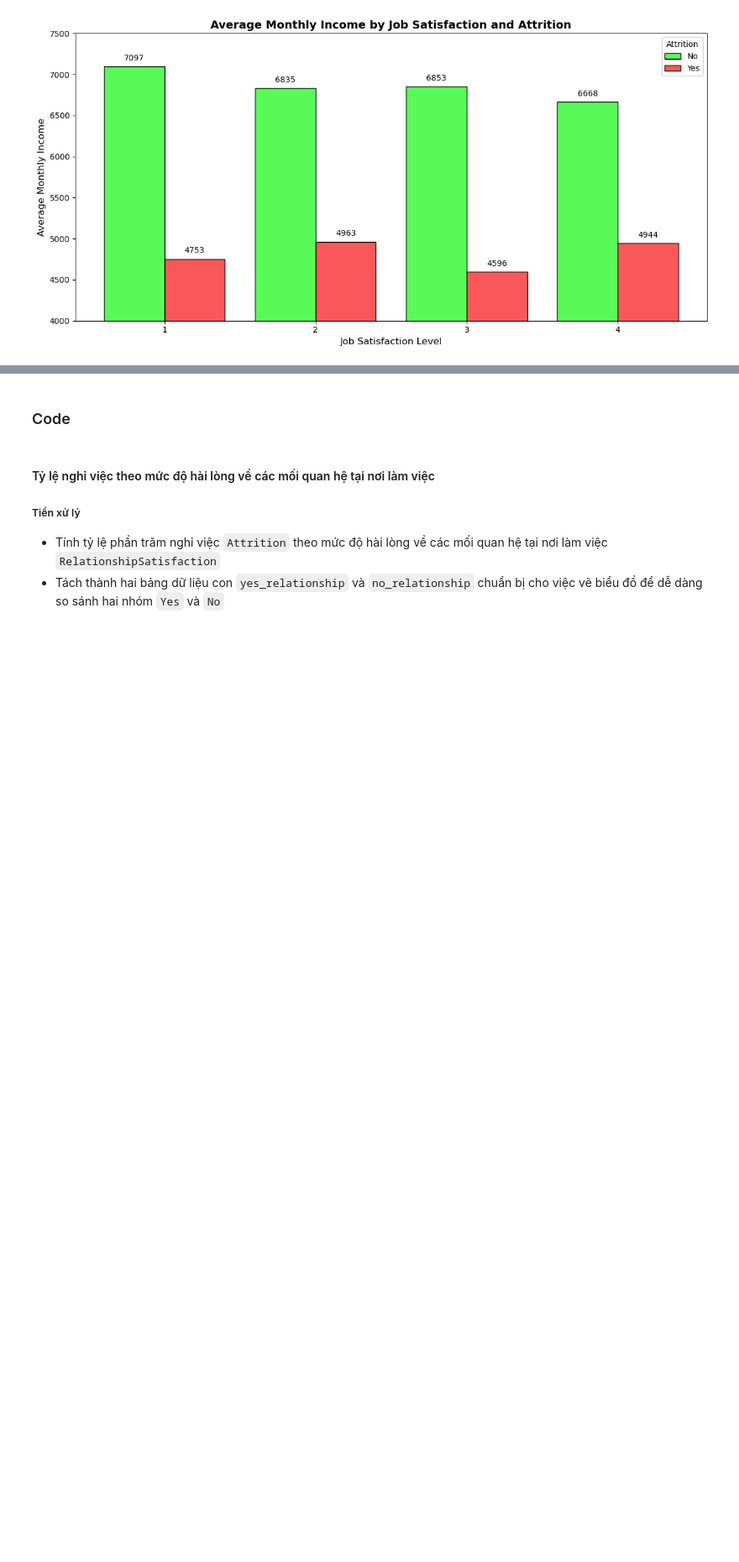
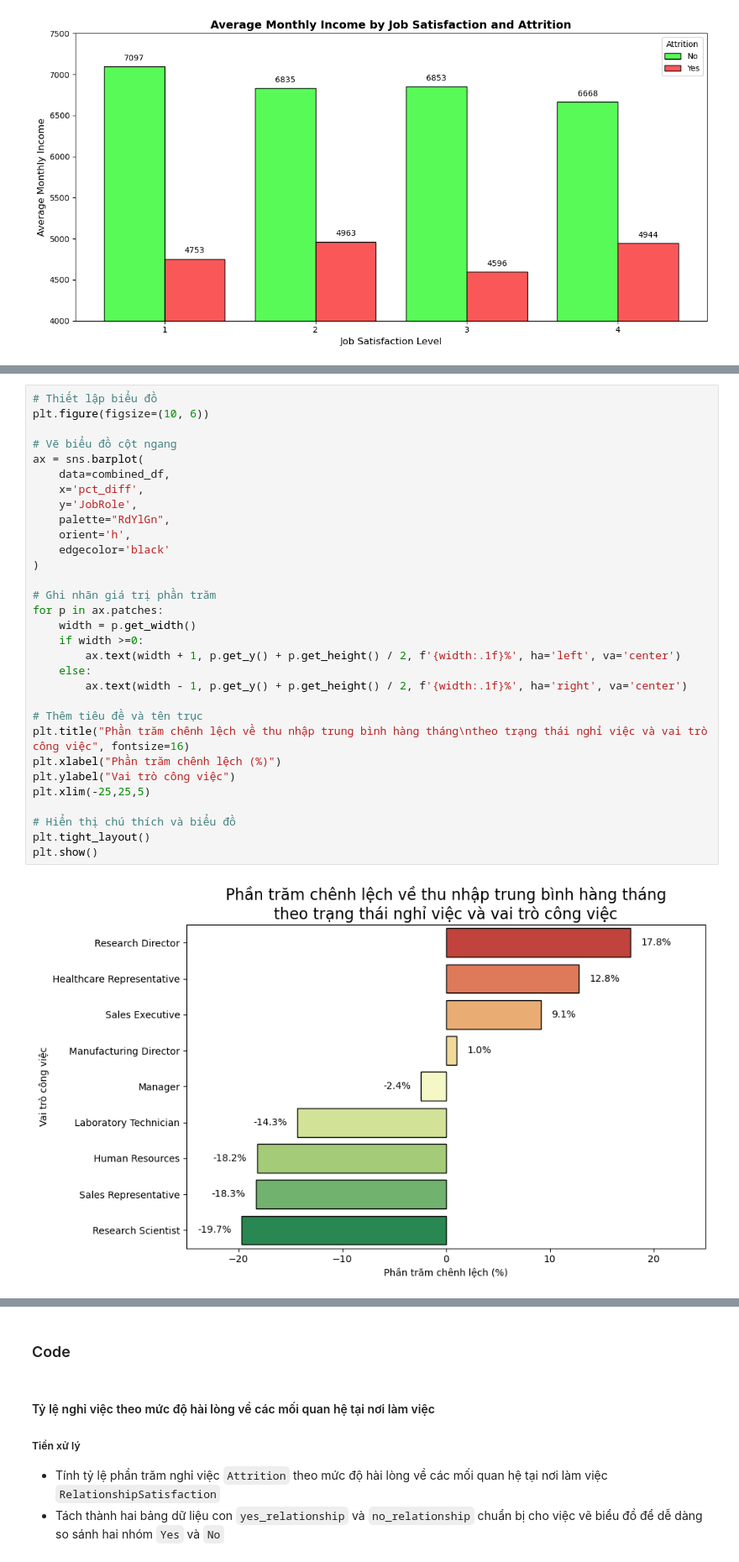
Before and after one commit to hungchou8994/LTKHDL, a Jupyter notebook: AskMeaningfulQuestions.ipynb, the cells around one changed output, grey strips where cells are left out. Shown at 84% size. Saved outputs shown, nothing was run; the diff lists cells and outputs as text; blank space fills up the shorter version.

Commit message:
Add dataset's intro and fix visualization

```diff
--- a/AskMeaningfulQuestions.ipynb
+++ b/AskMeaningfulQuestions.ipynb
@@ -168,0 +139,33 @@ plt.show()
+# %%
+# Thiết lập biểu đồ
+plt.figure(figsize=(10, 6))
+
+# Vẽ biểu đồ cột ngang
+ax = sns.barplot(
+    data=combined_df,
+    x='pct_diff',
+    y='JobRole',
+    palette="RdYlGn",
+    orient='h',
+    edgecolor='black'
+)
+
+# Ghi nhãn giá trị phần trăm
+for p in ax.patches:
+    width = p.get_width()
+    if width >=0:
+        ax.text(width + 1, p.get_y() + p.get_height() / 2, f'{width:.1f}%', ha='left', va='center')
+    else:
+        ax.text(width - 1, p.get_y() + p.get_height() / 2, f'{width:.1f}%', ha='right', va='center')
+
+# Thêm tiêu đề và tên trục
+plt.title("Phần trăm chênh lệch về thu nhập trung bình hàng tháng\ntheo trạng thái nghỉ việc và vai trò công việc", fontsize=16)
+plt.xlabel("Phần trăm chênh lệch (%)")
+plt.ylabel("Vai trò công việc")
+plt.xlim(-25,25,5)
+
+# Hiển thị chú thích và biểu đồ
+plt.tight_layout()
+plt.show()
+# %% [output]
+[figure, added]
```
Also changed, not shown: parts of 22 cells of this notebook, 1 other file.
